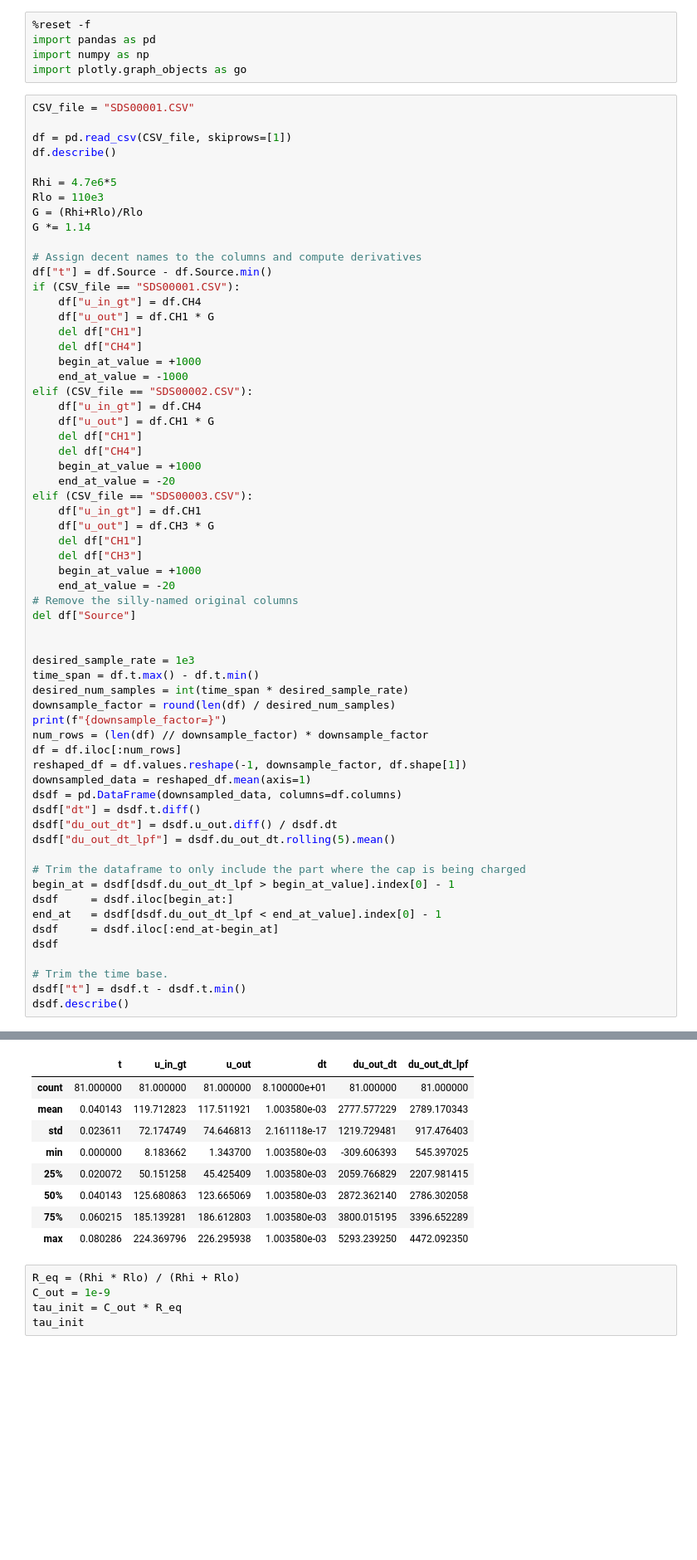
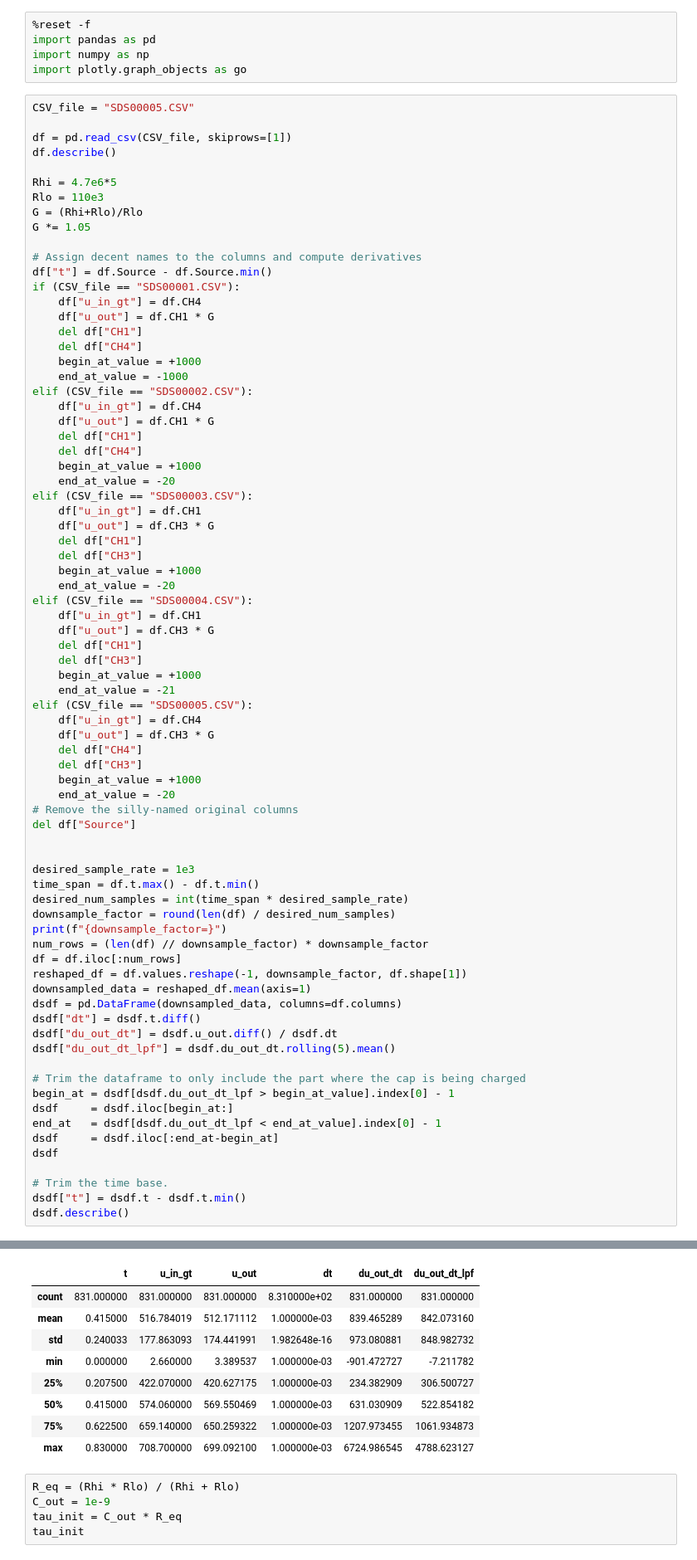
Before and after one commit to maksimdrachov/kalman-sympy, a Jupyter notebook: tau.ipynb, the cells around one changed output, grey strips where cells are left out. Shown at 83% size. Drawn from its saved outputs; the diff is of its cells as text; blank space fills up the shorter version.

```diff
--- a/tau.ipynb
+++ b/tau.ipynb
@@ -4,7 +4,7 @@ import pandas as pd
 import numpy as np
 import plotly.graph_objects as go
 # %%
-CSV_file = "SDS00001.CSV"
+CSV_file = "SDS00005.CSV"
 
 df = pd.read_csv(CSV_file, skiprows=[1])
 df.describe()
@@ -12,7 +12,7 @@ df.describe()
 Rhi = 4.7e6*5
 Rlo = 110e3
 G = (Rhi+Rlo)/Rlo
-G *= 1.14
+G *= 1.05
 
 # Assign decent names to the columns and compute derivatives
 df["t"] = df.Source - df.Source.min()
@@ -34,6 +34,20 @@ elif (CSV_file == "SDS00003.CSV"):
     df["u_in_gt"] = df.CH1
     df["u_out"] = df.CH3 * G
     del df["CH1"]
+    del df["CH3"]
+    begin_at_value = +1000
+    end_at_value = -20
+elif (CSV_file == "SDS00004.CSV"):
+    df["u_in_gt"] = df.CH1
+    df["u_out"] = df.CH3 * G
+    del df["CH1"]
+    del df["CH3"]
+    begin_at_value = +1000
+    end_at_value = -21
+elif (CSV_file == "SDS00005.CSV"):
+    df["u_in_gt"] = df.CH4
+    df["u_out"] = df.CH3 * G
+    del df["CH4"]
     del df["CH3"]
     begin_at_value = +1000
     end_at_value = -20
@@ -70,12 +84,12 @@ downsample_factor=50179
 |  | t | u_in_gt | u_out | dt | du_out_dt | du_out_dt_lpf |
-| count | 81.000000 | 81.000000 | 81.000000 | 8.100000e+01 | 81.000000 | 81.000000 |
-| mean | 0.040143 | 119.712823 | 117.511921 | 1.003580e-03 | 2777.577229 | 2789.170343 |
-| std | 0.023611 | 72.174749 | 74.646813 | 2.161118e-17 | 1219.729481 | 917.476403 |
-| min | 0.000000 | 8.183662 | 1.343700 | 1.003580e-03 | -309.606393 | 545.397025 |
-| 25% | 0.020072 | 50.151258 | 45.425409 | 1.003580e-03 | 2059.766829 | 2207.981415 |
-| 50% | 0.040143 | 125.680863 | 123.665069 | 1.003580e-03 | 2872.362140 | 2786.302058 |
-| 75% | 0.060215 | 185.139281 | 186.612803 | 1.003580e-03 | 3800.015195 | 3396.652289 |
-| max | 0.080286 | 224.369796 | 226.295938 | 1.003580e-03 | 5293.239250 | 4472.092350 |
+| count | 831.000000 | 831.000000 | 831.000000 | 8.310000e+02 | 831.000000 | 831.000000 |
+| mean | 0.415000 | 516.784019 | 512.171112 | 1.000000e-03 | 839.465289 | 842.073160 |
+| std | 0.240033 | 177.863093 | 174.441991 | 1.982648e-16 | 973.080881 | 848.982732 |
+| min | 0.000000 | 2.660000 | 3.389537 | 1.000000e-03 | -901.472727 | -7.211782 |
+| 25% | 0.207500 | 422.070000 | 420.627175 | 1.000000e-03 | 234.382909 | 306.500727 |
+| 50% | 0.415000 | 574.060000 | 569.550469 | 1.000000e-03 | 631.030909 | 522.854182 |
+| 75% | 0.622500 | 659.140000 | 650.259322 | 1.000000e-03 | 1207.973455 | 1061.934873 |
+| max | 0.830000 | 708.700000 | 699.092100 | 1.000000e-03 | 6724.986545 | 4788.623127 |
 # %%
 R_eq = (Rhi * Rlo) / (Rhi + Rlo)
 C_out = 1e-9
```
Also changed, not shown: parts of 1 cell of this notebook.
